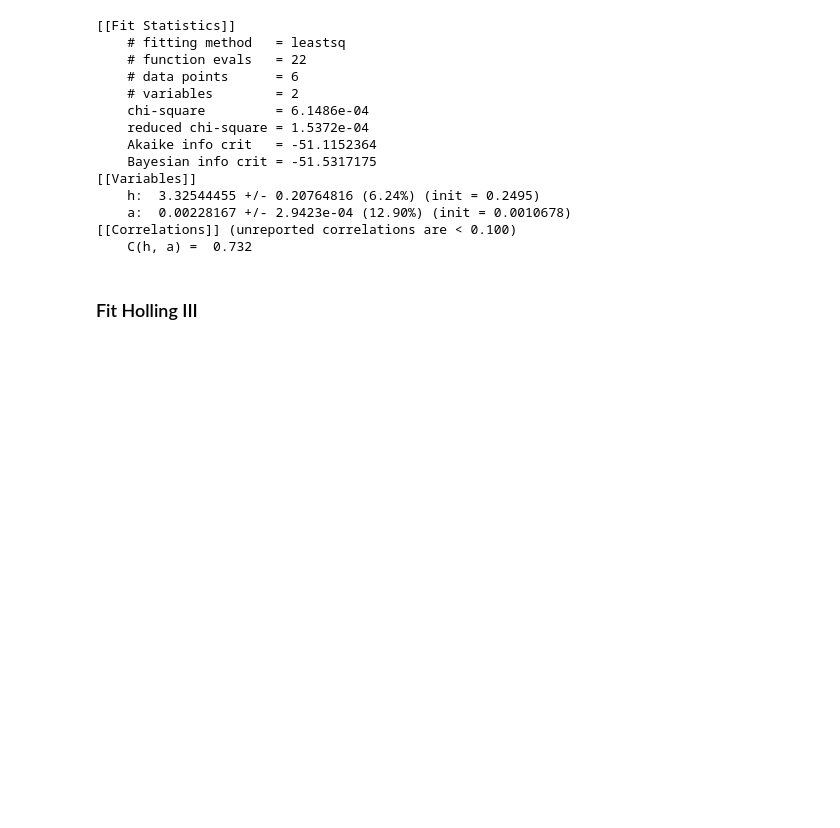
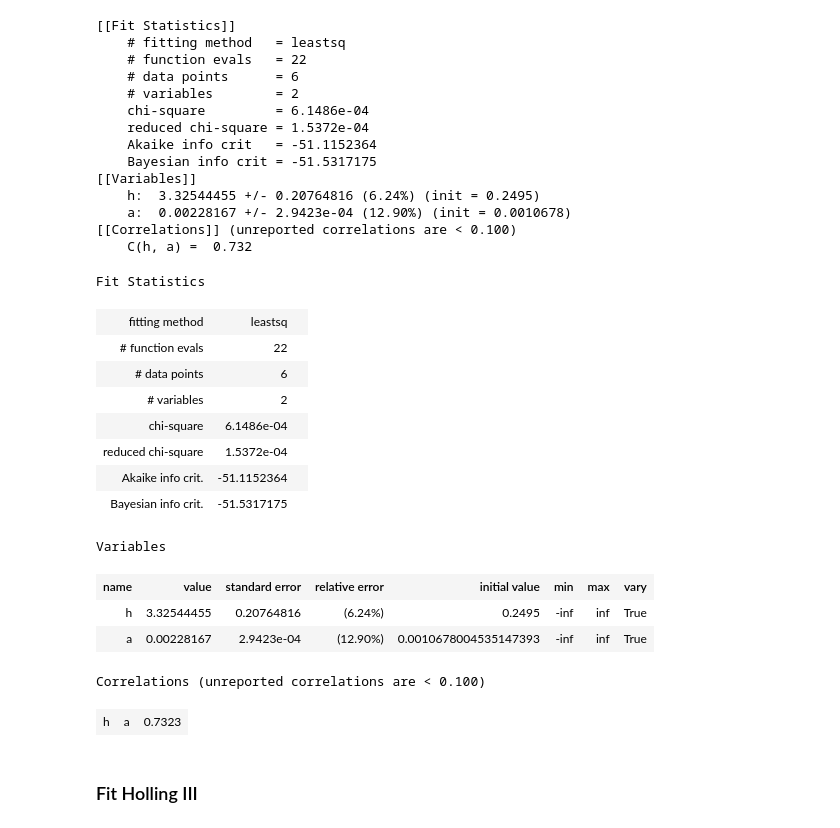
Before and after one commit to ldswaby/CMEECourseWork, a Jupyter notebook: MiniProject/Notes/Python_Function_Response_Model_Fitting.ipynb, the cells around one changed output. Cells and saved outputs as stored; diff of their text form; code cells hidden in the pictures; blank space fills up the shorter version.

```diff
--- a/MiniProject/Notes/Python_Function_Response_Model_Fitting.ipynb
+++ b/MiniProject/Notes/Python_Function_Response_Model_Fitting.ipynb
@@ -141,5 +227,23 @@ report_fit(fit_holl2)
     a:  0.00228167 +/- 2.9423e-04 (12.90%) (init = 0.0010678)
 [[Correlations]] (unreported correlations are < 0.100)
     C(h, a) =  0.732
+# %%
+fit_holl2
+# %% [output]
+Fit Statistics
+| fitting method | leastsq |  |
+| # function evals | 22 |  |
+| # data points | 6 |  |
+| # variables | 2 |  |
+| chi-square | 6.1486e-04 |  |
+| reduced chi-square | 1.5372e-04 |  |
+| Akaike info crit. | -51.1152364 |  |
+| Bayesian info crit. | -51.5317175 |  |
+Variables
+| name | value | standard error | relative error | initial value | min | max | vary |
+| h | 3.32544455 | 0.20764816 | (6.24%) | 0.2495 | -inf | inf | True |
+| a | 0.00228167 | 2.9423e-04 | (12.90%) | 0.0010678004535147393 | -inf | inf | True |
+Correlations (unreported correlations are < 0.100)
+| h | a | 0.7323 |
 # %% [markdown]
 ### Fit Holling III
```
Also changed, not shown: parts of 10 cells of this notebook, 7 other files.
